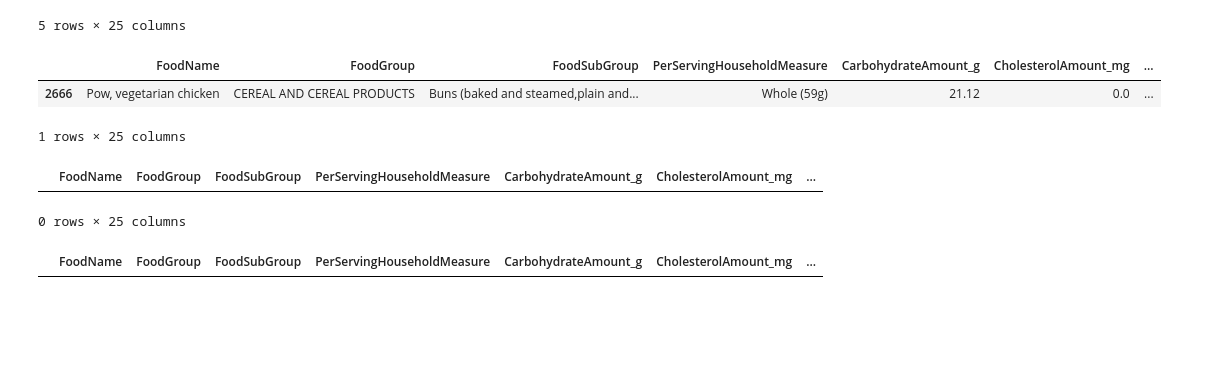
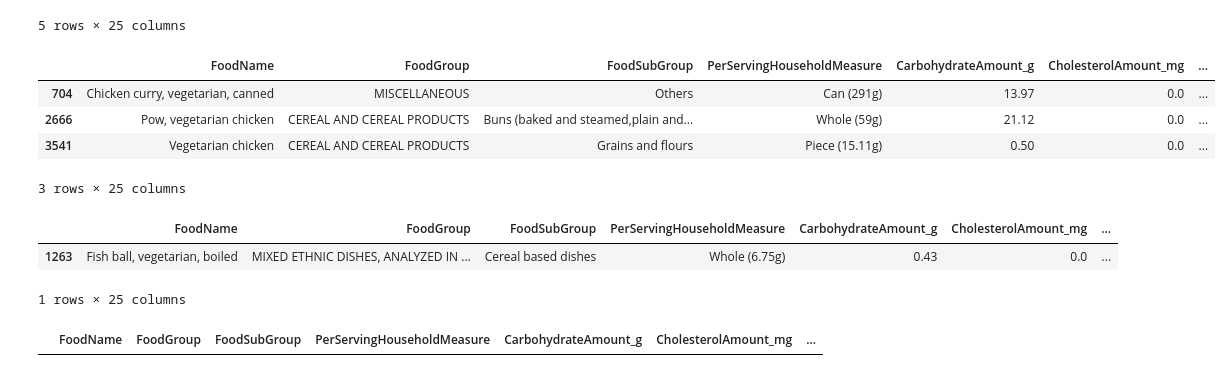
Before and after one commit to ISS-IS02PT/IRS-PM-ISY5001-2020-01-18-GROUP5-A.I.-Food-Recommender, a Jupyter notebook: SystemCode/Integrations/foodrec_proj/foodrec/Dataset/Food_Data_EDA.ipynb, the cells around one changed output. Saved outputs shown, nothing was run; the diff lists cells and outputs as text; code cells hidden in the pictures; blank space fills up the shorter version.

Commit message:
Update EDA
Make the food names case insensitive

```diff
--- a/SystemCode/Integrations/foodrec_proj/foodrec/Dataset/Food_Data_EDA.ipynb
+++ b/SystemCode/Integrations/foodrec_proj/foodrec/Dataset/Food_Data_EDA.ipynb
@@ -1276,10 +1276,10 @@ display(data.select_dtypes(include='bool').apply(pd.value_counts))
 
 # label from Food Names
 criteria = ~data['FoodGroup'].isin(['BEVERAGES']) &\
-            (sum([data['FoodName'].str.contains(word) for word in FoodKeywords_False]) > 0)
+            (sum([data['FoodName'].str.contains(word, case=False) for word in FoodKeywords_False]) > 0)
 data.loc[criteria, labelName] = False
 criteria = ~data['FoodGroup'].isin(['BEVERAGES']) &\
-            (sum([data['FoodName'].str.contains(word) for word in FoodKeywords_True]) > 0)
+            (sum([data['FoodName'].str.contains(word, case=False) for word in FoodKeywords_True]) > 0)
 data.loc[criteria, labelName] = True
 
 display(data.select_dtypes(include='bool').apply(pd.value_counts))
@@ -1327,10 +1327,10 @@ display(data.select_dtypes(include='bool').apply(pd.value_counts))
 
 # label from Food Names
 criteria = ~data['FoodGroup'].isin(['BEVERAGES']) &\
-            (sum([data['FoodName'].str.contains(word) for word in FoodKeywords_False]) > 0)
+            (sum([data['FoodName'].str.contains(word, case=False) for word in FoodKeywords_False]) > 0)
 data.loc[criteria, labelName] = False
 criteria = ~data['FoodGroup'].isin(['BEVERAGES']) &\
-            (sum([data['FoodName'].str.contains(word) for word in FoodKeywords_True]) > 0)
+            (sum([data['FoodName'].str.contains(word, case=False) for word in FoodKeywords_True]) > 0)
 data.loc[criteria, labelName] = True
 display(data.select_dtypes(include='bool').apply(pd.value_counts))
 # %% [output]
@@ -1377,10 +1377,10 @@ display(data.select_dtypes(include='bool').apply(pd.value_counts))
 
 # label from Food Names
 criteria = ~data['FoodGroup'].isin(['BEVERAGES']) &\
-            (sum([data['FoodName'].str.contains(word) for word in FoodKeywords_False]) > 0)
+            (sum([data['FoodName'].str.contains(word, case=False) for word in FoodKeywords_False]) > 0)
 data.loc[criteria, labelName] = False
 criteria = ~data['FoodGroup'].isin(['BEVERAGES']) &\
-            (sum([data['FoodName'].str.contains(word) for word in FoodKeywords_True]) > 0)
+            (sum([data['FoodName'].str.contains(word, case=False) for word in FoodKeywords_True]) > 0)
 data.loc[criteria, labelName] = True
 display(data.select_dtypes(include='bool').apply(pd.value_counts))
 # %% [output]
@@ -1405,7 +1405,7 @@ FoodKeywords_True = FoodKeywords_Beef
 
 display(data.select_dtypes(include='bool').apply(pd.value_counts))
 criteria = ~data['FoodGroup'].isin(['BEVERAGES']) &\
-            (sum([data['FoodName'].str.contains(word) for word in FoodKeywords_True]) > 0)
+            (sum([data['FoodName'].str.contains(word, case=False) for word in FoodKeywords_True]) > 0)
 data.loc[criteria, labelName] = True
 display(data.select_dtypes(include='bool').apply(pd.value_counts))
 # %% [output]
@@ -1469,14 +1469,17 @@ None
 | 4 | 3-in-1 coffee powder | MIXED ETHNIC DISHES, ANALYZED IN ... | Beverages | Sachet (20g) | 9.31 | 0.50 | ... |
 5 rows × 25 columns
 # %%
-display (data[(data['Vegan'] == True) & data['FoodName'].str.contains('chicken')])
+display (data[(data['Vegan'] == True) & data['FoodName'].str.contains('chicken', case=False)])
 # %% [output]
 |  | FoodName | FoodGroup | FoodSubGroup | PerServingHouseholdMeasure | CarbohydrateAmount_g | CholesterolAmount_mg | ... |
+| 704 | Chicken curry, vegetarian, canned | MISCELLANEOUS | Others | Can (291g) | 13.97 | 0.0 | ... |
 | 2666 | Pow, vegetarian chicken | CEREAL AND CEREAL PRODUCTS | Buns (baked and steamed,plain and... | Whole (59g) | 21.12 | 0.0 | ... |
+| 3541 | Vegetarian chicken | CEREAL AND CEREAL PRODUCTS | Grains and flours | Piece (15.11g) | 0.50 | 0.0 | ... |
-1 rows × 25 columns
+3 rows × 25 columns
 # %%
-display (data[(data['Vegan'] == True) & data['FoodName'].str.contains('fish')])
+display (data[(data['Vegan'] == True) & data['FoodName'].str.contains('fish', case=False)])
 # %% [output]
 |  | FoodName | FoodGroup | FoodSubGroup | PerServingHouseholdMeasure | CarbohydrateAmount_g | CholesterolAmount_mg | ... |
+| 1263 | Fish ball, vegetarian, boiled | MIXED ETHNIC DISHES, ANALYZED IN ... | Cereal based dishes | Whole (6.75g) | 0.43 | 0.0 | ... |
-0 rows × 25 columns
+1 rows × 25 columns
 # %%
```
Also changed, not shown: parts of 10 cells of this notebook, 1 other file.
